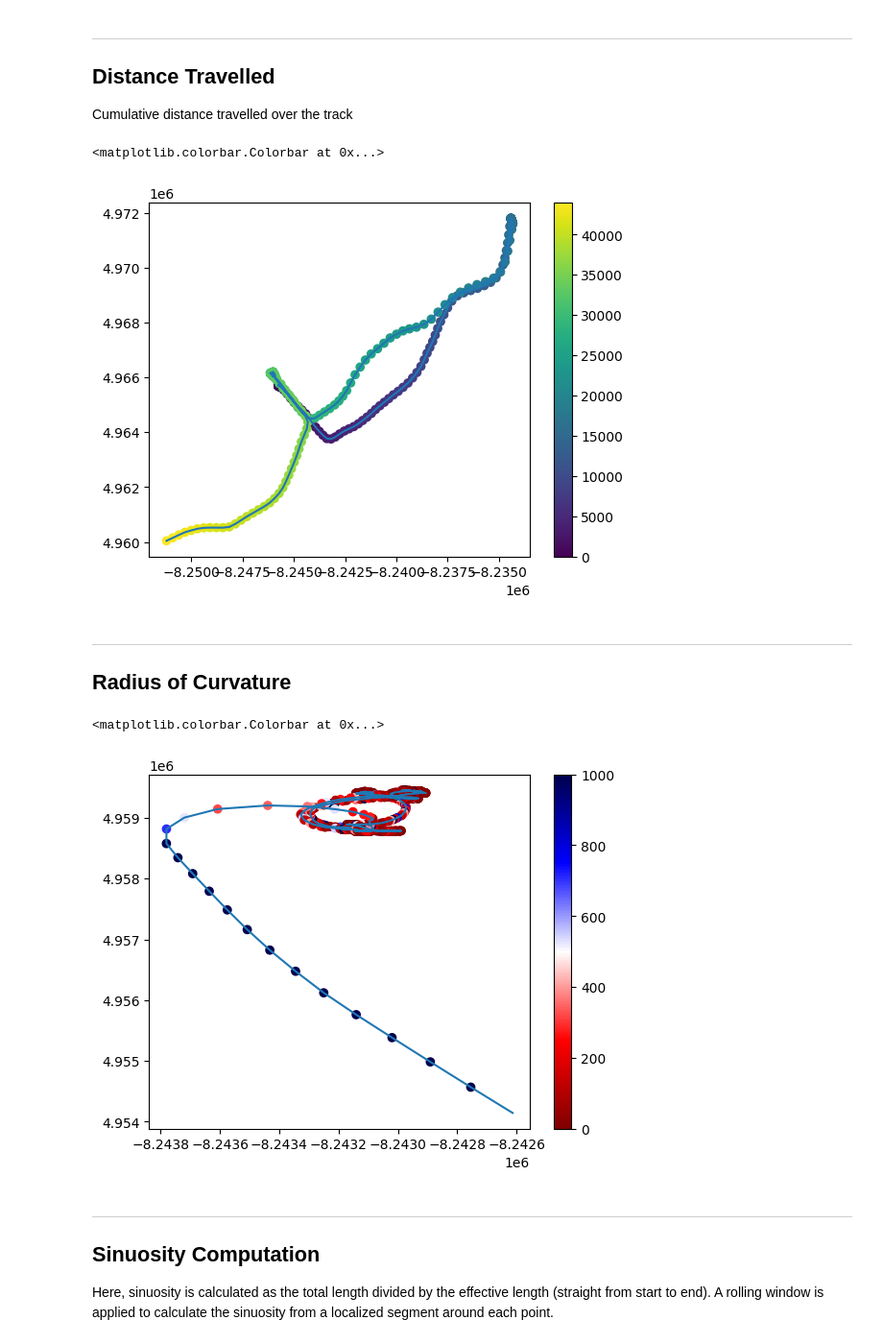
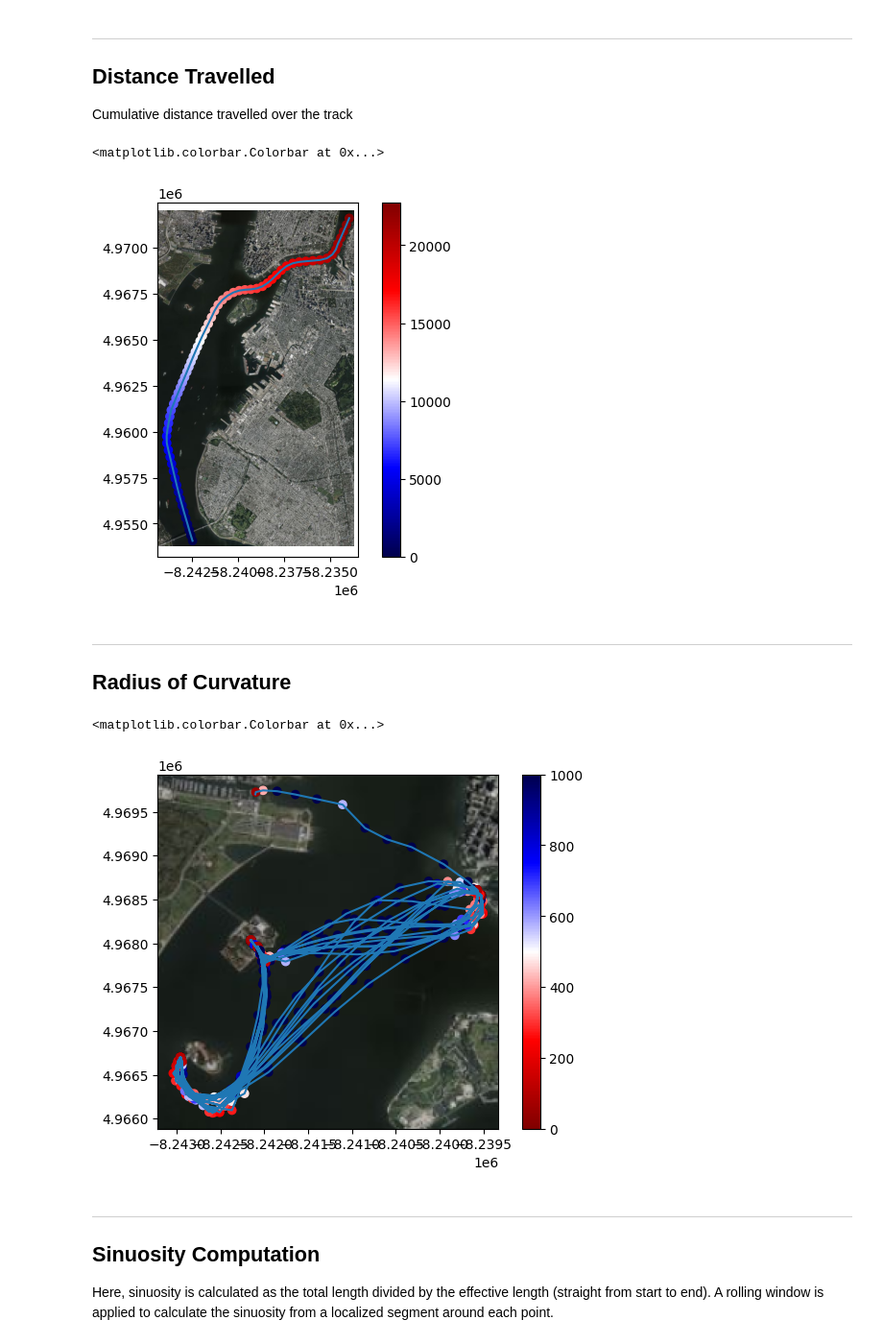
Before and after one commit to derekeden/trackio, a Jupyter notebook: notebooks/09 - Computing Derived Dynamic Data (Feature Engineering).ipynb, the cells around one changed output. Shown at 96% size. Saved outputs shown, nothing was run; the diff lists cells and outputs as text; code cells hidden in the pictures.

```diff
--- a/notebooks/09 - Computing Derived Dynamic Data (Feature Engineering).ipynb
+++ b/notebooks/09 - Computing Derived Dynamic Data (Feature Engineering).ipynb
@@ -98,13 +87,0 @@ computed = ds.get_track(track_id)
-# %%
-#plot the two
-fig, ax = plt.subplots(1, 2)
-
-#original
-ax[0].plot(original['X'], original['Y'])
-m = ax[0].scatter(original['X'], original['Y'], c=original['Speed'])
-fig.colorbar(m)
-
-#computed
-ax[1].plot(computed['X'], computed['Y'])
-m = ax[1].scatter(computed['X'], computed['Y'], c=computed['Speed'])
-fig.colorbar(m)
@@ -118,7 +106,8 @@ ___
 ## This simply uses the speeds, so make sure they're correct or compute them first.
 # %%
 #define a track id
-track_id = ds.tracks.index[21]
+track_id = 'Vessel_367661340_T0'
 
-#get original track
-original = ds.get_track(track_id)
+#compute the acceleration
+ds = ds.compute_acceleration(tracks=[track_id],
+                             method='middle')
@@ -132,11 +113,0 @@ computed = ds.get_track(track_id)
-# %%
-#plot the two
-fig, ax = plt.subplots(1, 2)
-
-#original didn't contain acceleration
-ax[0].plot(original['X'], original['Y'])
-
-#computed
-ax[1].plot(computed['X'], computed['Y'])
-m = ax[1].scatter(computed['X'], computed['Y'], c=computed['Acceleration'])
-fig.colorbar(m)
@@ -150,22 +132,24 @@ ___
 Cumulative distance travelled over the track
 # %%
 #define a track id
-track_id = ds.tracks.index[50]
+track_id = 'Vessel_373622000_T0'
 
 #compute distance travelled along track
 ds = ds.compute_distance_travelled(tracks=[track_id])
 # %%
 #get computed track
 computed = ds.get_track(track_id)
 
 #plot
-fig, ax = plt.subplots()
-ax.plot(computed['X'], computed['Y'])
-m = ax.scatter(computed['X'], computed['Y'], c=computed['Distance Travelled'])
+plt.plot(computed['X'], computed['Y'])
+plt.xlim(plt.gca().get_xlim())
+plt.ylim(plt.gca().get_ylim())
+show(rio.open('files/basemap.tif'),'r', ax=plt.gca())
+m = plt.scatter(computed['X'], computed['Y'], c=computed['Distance Travelled'], cmap='seismic')
 fig.colorbar(m)
 # %% [output]
 <matplotlib.colorbar.Colorbar at 0x...>
-[figure, old version]
+[figure, new version]
 # %% [markdown]
 ___
 ## Radius of Curvature
@@ -180,13 +164,15 @@ ds = ds.compute_radius_of_curvature(tracks=[track_id])
 computed = ds.get_track(track_id)
 
 #plot
-fig, ax = plt.subplots()
-ax.plot(computed['X'], computed['Y'])
-m = ax.scatter(computed['X'], computed['Y'], c=computed['Radius of Curvature'], vmin=0, vmax=1000, cmap='seismic_r')
+plt.plot(computed['X'], computed['Y'])
+plt.xlim(plt.gca().get_xlim())
+plt.ylim(plt.gca().get_ylim())
+show(rio.open('files/basemap.tif'),'r', ax=plt.gca())
+m = plt.scatter(computed['X'], computed['Y'], c=computed['Radius of Curvature'], vmin=0, vmax=1000, cmap='seismic_r')
 fig.colorbar(m)
 # %% [output]
 <matplotlib.colorbar.Colorbar at 0x...>
-[figure, old version]
+[figure, new version]
 # %% [markdown]
 ___
 ## Sinuosity Computation
```
Also changed, not shown: parts of 21 cells of this notebook, 11 other files.
